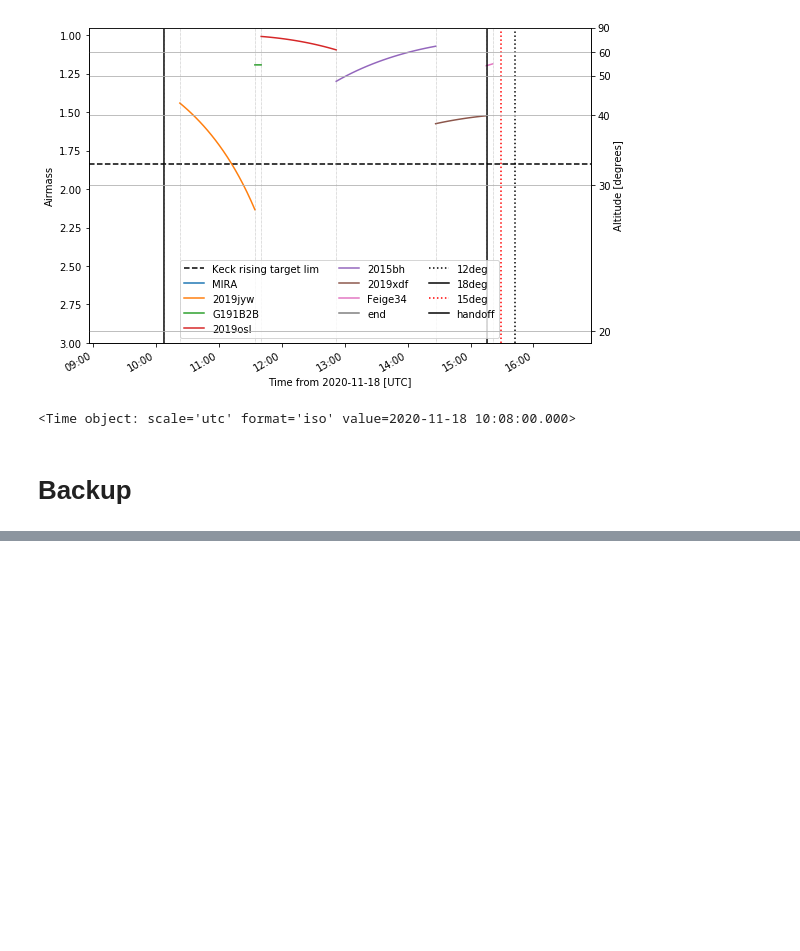
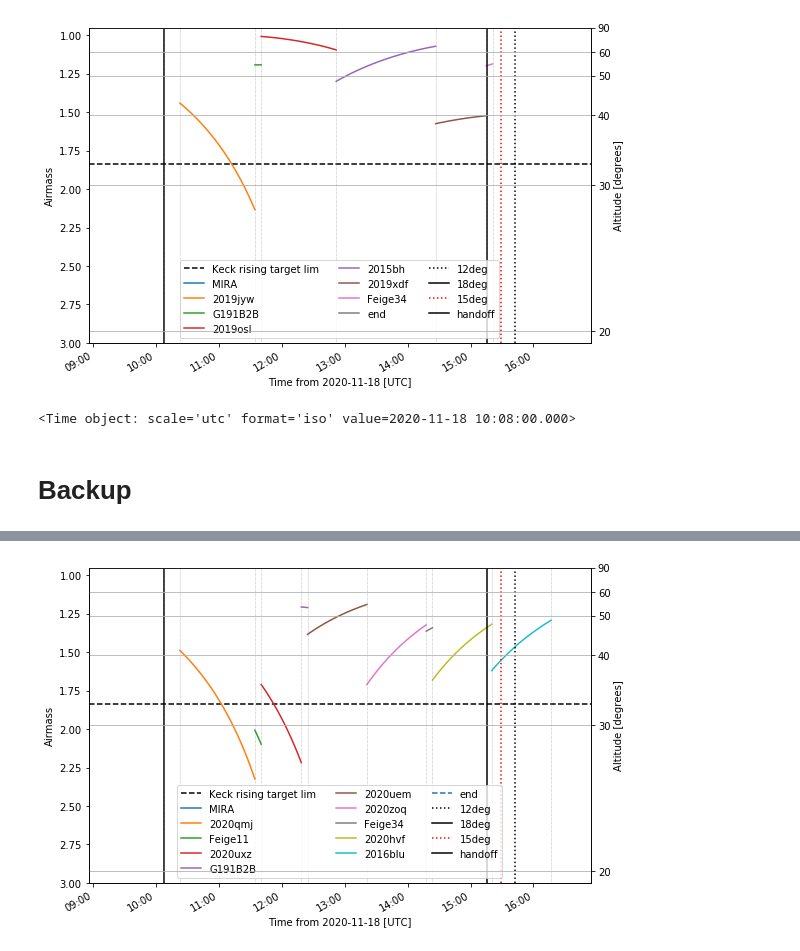
Before and after one commit to svalenti/Keck_observations, a Jupyter notebook: 20201118_lris/visibility/visibility.ipynb, the cells around one changed output, grey strips where cells are left out. Saved outputs shown, nothing was run; the diff lists cells and outputs as text; code cells hidden in the pictures; blank space fills up the shorter version.

```diff
--- a/20201118_lris/visibility/visibility.ipynb
+++ b/20201118_lris/visibility/visibility.ipynb
@@ -583,0 +675,5 @@ plt.savefig('schedule_backup.pdf')
+# %%
+row_list = tab.split('\n')
+tbdata = Table(names=['name', 'ra', 'dec', 'mag', 'exposure'], dtype=('S10', 'S11', 'S11', 'S10', 'S10'))
+for irow in row_list:
+    tbdata.add_row(irow.split())
@@ -583,0 +706,12 @@ plt.savefig('schedule_backup.pdf')
+# %%
+night_start = handoff
+#night_start = Time(pre_twi15deg.iso)
+readout_time = 195*u.second
+slew = 300*u.second
+obs_start = [night_start]
+start_time = night_start
+for irow in tbdata:
+    start_time +=irow['exptime']*irow['nexp']*u.second+readout_time*(irow['nexp']-1) + slew
+    obs_start.append(start_time)
+# %%
+tbdata['start'] = obs_start[:-1]
@@ -583,0 +737,35 @@ plt.savefig('schedule_backup.pdf')
+# %%
+fig = plt.figure(figsize=(9,6))
+fig.subplotpars.update(bottom=0.15)
+ax = fig.add_subplot(111)
+ax.axhline(1/np.cos(((90-33)*u.degree).to(u.radian)), color='k', ls='--', label='Keck rising target lim')
+#ax.axhline(1/np.cos(((90-18)*u.degree).to(u.radian)), color='k', ls='--', label='Keck rising target lim')
+#time = today+np.linspace(0, 0.32, 100)
+last_time = handoff
+for indx, cycle in enumerate(custom_cycler):
+    try:
+        irow = tbdata[indx]
+    except IndexError:
+        break
+    itarget = astroplan.FixedTarget(coord=SkyCoord(ra=irow['ra'], dec=irow['dec'], unit=(u.hourangle, u.degree)),
+                                   name=irow['name'])
+    try:
+        time = irow['start'] + np.linspace(0,(tbdata[indx+1]['start']-irow['start']).value, 20)
+    except IndexError:
+        time = irow['start'] + np.linspace(0,(handoff-irow['start']).value, 20)
+    plots.plot_airmass(itarget, observer, time, altitude_yaxis=True, ax=ax, style_kwargs=cycle)
+ax.axvline(twi12deg.plot_date, linestyle=':', label='12deg', color='k')
+ax.axvline(twi18deg.plot_date, label='18deg', color='k')
+ax.axvline(twi15deg.plot_date, linestyle=':', label='15deg', color='red')
+ax.axvline(handoff.plot_date, label='handoff', color='k')
+ax.axvline(pre_twi18deg.plot_date, color='k', ls=':')
+for start_time in tbdata['start']:
+    ax.axvline(start_time.plot_date, color='gray', lw=0.5, ls=':')
+ax.legend(ncol=3, loc='lower center')
+#ax.set_xlim(pre_twi15deg.plot_date-0.05, handoff.plot_date+0.05)
+ax.set_xlim(handoff.plot_date-0.05, twi12deg.plot_date+0.05)
+ax.set_ylim(ymax=0.95)
+plt.grid()
+plt.savefig('schedule_hires.pdf')
+# %% [output]
+[figure, added]
```
Also changed, not shown: parts of 17 cells of this notebook, 7 other files.
